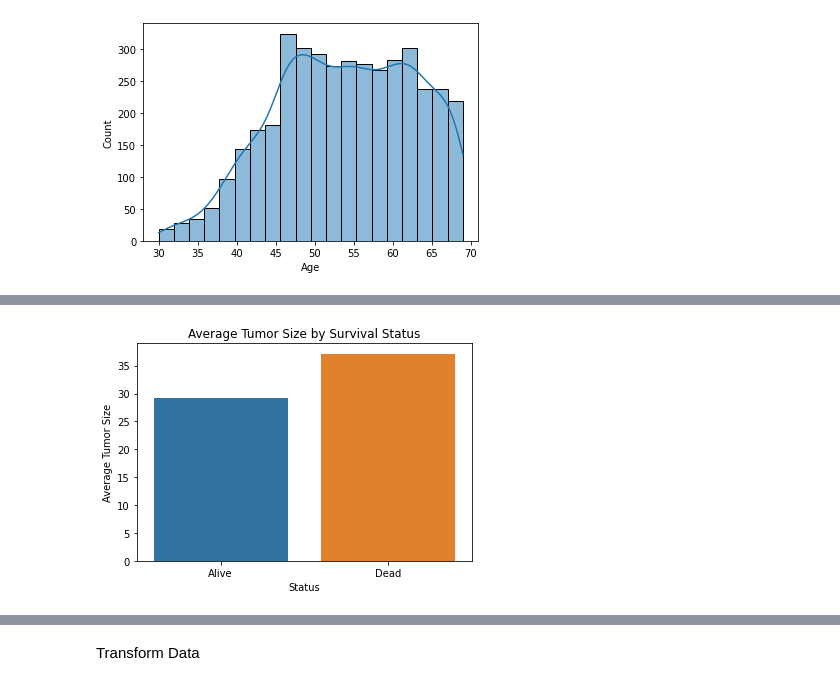
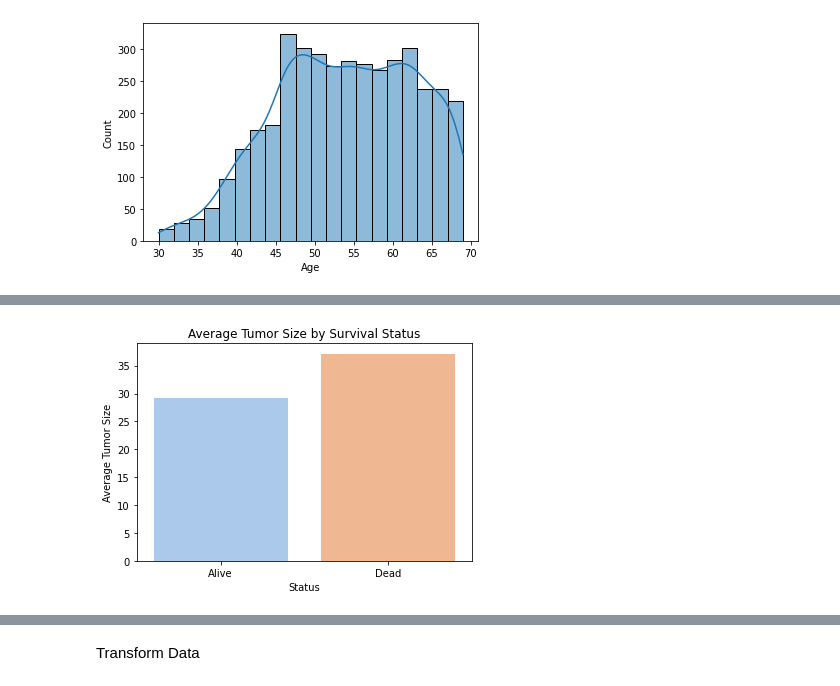
Before and after one commit to IsraaMohamedGaber/Breast-Cancer-Detection, a Jupyter notebook: Breast_Cancer.ipynb, the cells around one changed output, grey strips where cells are left out. Drawn from its saved outputs; the diff is of its cells as text; code cells hidden in the pictures.

```diff
--- a/Breast_Cancer.ipynb
+++ b/Breast_Cancer.ipynb
@@ -159,11 +168,11 @@ sns.countplot(x='Race', hue='Status', data=data, palette='Set2')
 # %%
 # Calculate average tumor size per status
 avg_tumor = data.groupby('Status')['Tumor Size'].mean().reset_index()
 
 # Plot
-sns.barplot(x='Status', y='Tumor Size', data=avg_tumor)
+sns.barplot(x='Status', y='Tumor Size', data=avg_tumor,palette='pastel')
 plt.title('Average Tumor Size by Survival Status')
 plt.ylabel('Average Tumor Size')
 plt.show()
 # %% [output]
-[figure, old version]
+[figure, new version]
```
Also changed, not shown: parts of 13 cells of this notebook.
